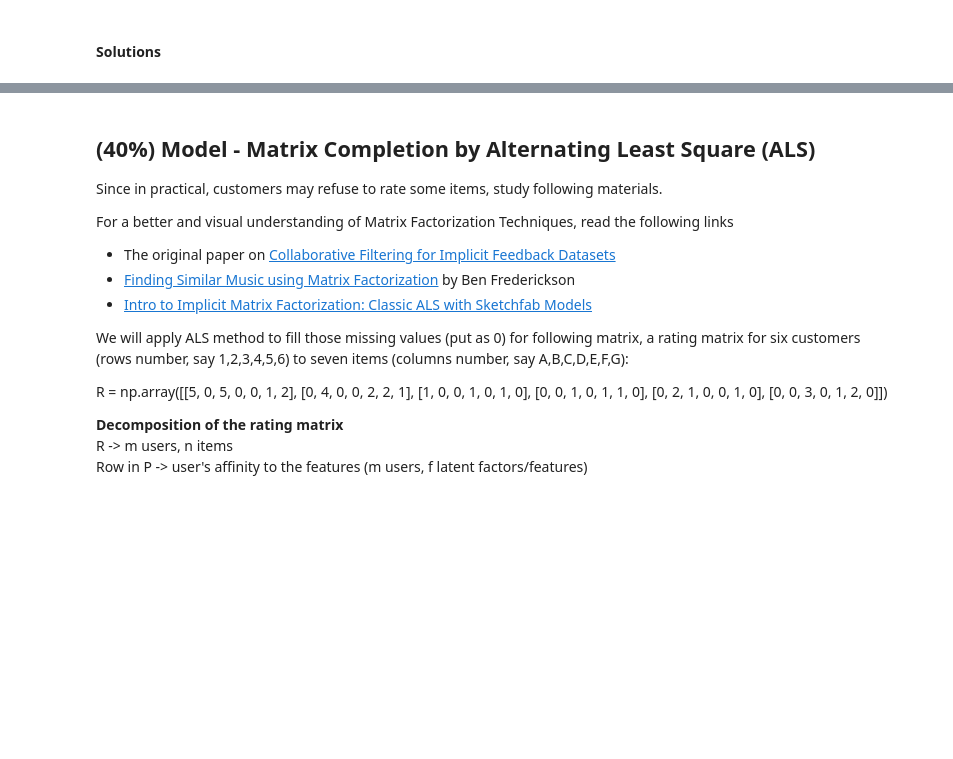
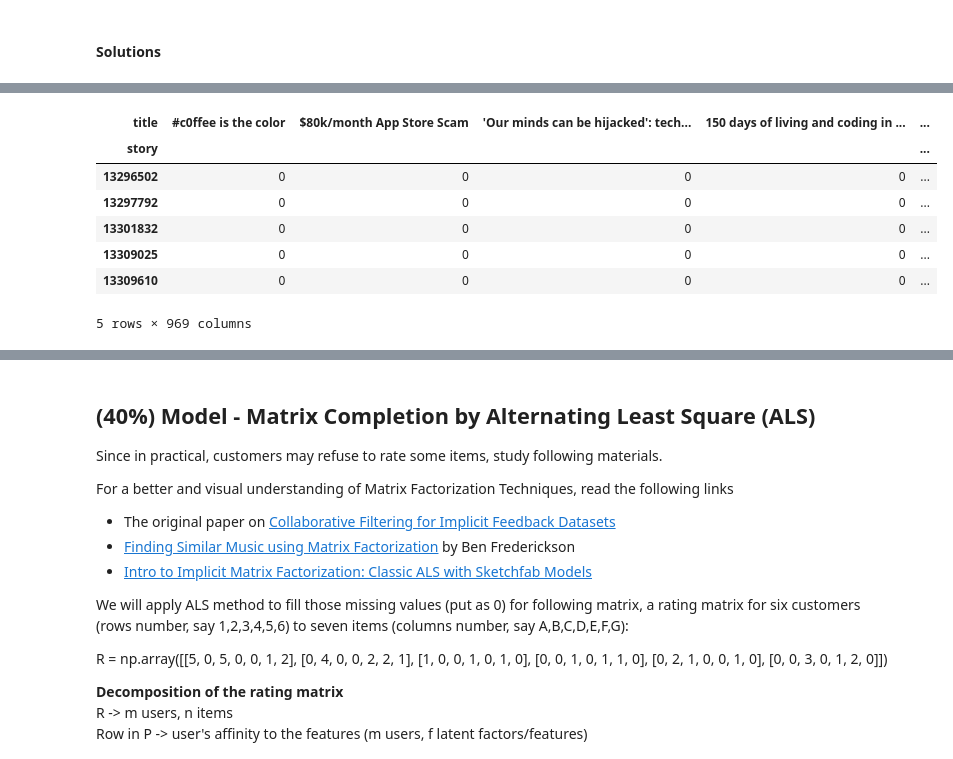
Before and after one commit to suryatejasonti/CMPE256-LSA, a Jupyter notebook: Assignments/Assignment2/CMPE256_RecSys_II_Problems.ipynb, the cells around one changed output, grey strips where cells are left out. Cells and saved outputs as stored; diff of their text form; code cells hidden in the pictures; blank space fills up the shorter version.

```diff
--- a/Assignments/Assignment2/CMPE256_RecSys_II_Problems.ipynb
+++ b/Assignments/Assignment2/CMPE256_RecSys_II_Problems.ipynb
@@ -7,3 +7,6 @@ Here is a good article on [Distance Metrics for Fun and Profit](http://www.benfr
 Could you based on the provided dataset (stories.csv) to generate similarity matrix between each story? The i, j, cell of this matrix will store the similarity value between story i and story j. You can define your own similarity measures.
 # %% [markdown]
 #### Solutions
+# %%
+df = pd.read_csv('stories.csv', low_memory=False)
+df.head()
@@ -9,0 +20,13 @@ Could you based on the provided dataset (stories.csv) to generate similarity mat
+# %%
+# Convert the running list of user ratings into a matrix using the 'pivot table' function
+movieRatings = df.pivot_table(index=['story'],columns=['title'],values='score',aggfunc=lambda x: len(x.unique()),fill_value=0)
+movieRatings.head()
+# %% [output]
+| title | #c0ffee is the color | $80k/month App Store Scam | 'Our minds can be hijacked': tech... | 150 days of living and coding in ... | ... |
+| story |  |  |  |  | ... |
+| 13296502 | 0 | 0 | 0 | 0 | ... |
+| 13297792 | 0 | 0 | 0 | 0 | ... |
+| 13301832 | 0 | 0 | 0 | 0 | ... |
+| 13309025 | 0 | 0 | 0 | 0 | ... |
+| 13309610 | 0 | 0 | 0 | 0 | ... |
+5 rows × 969 columns
```
Also changed, not shown: parts of 15 cells of this notebook, 7 other files.
